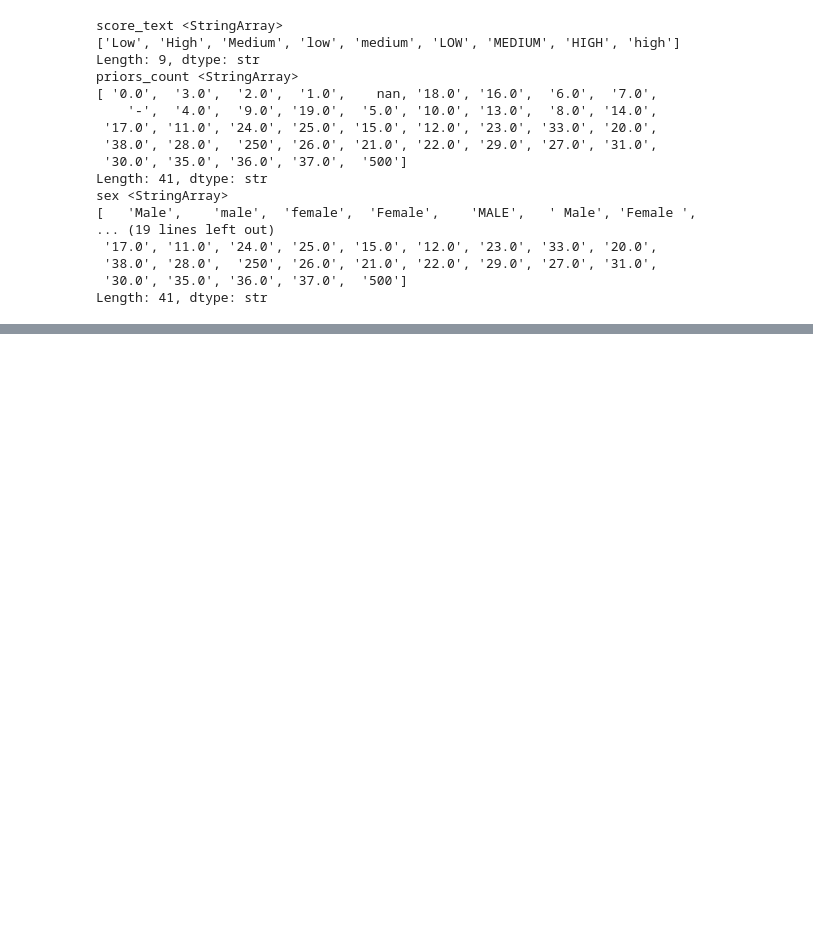
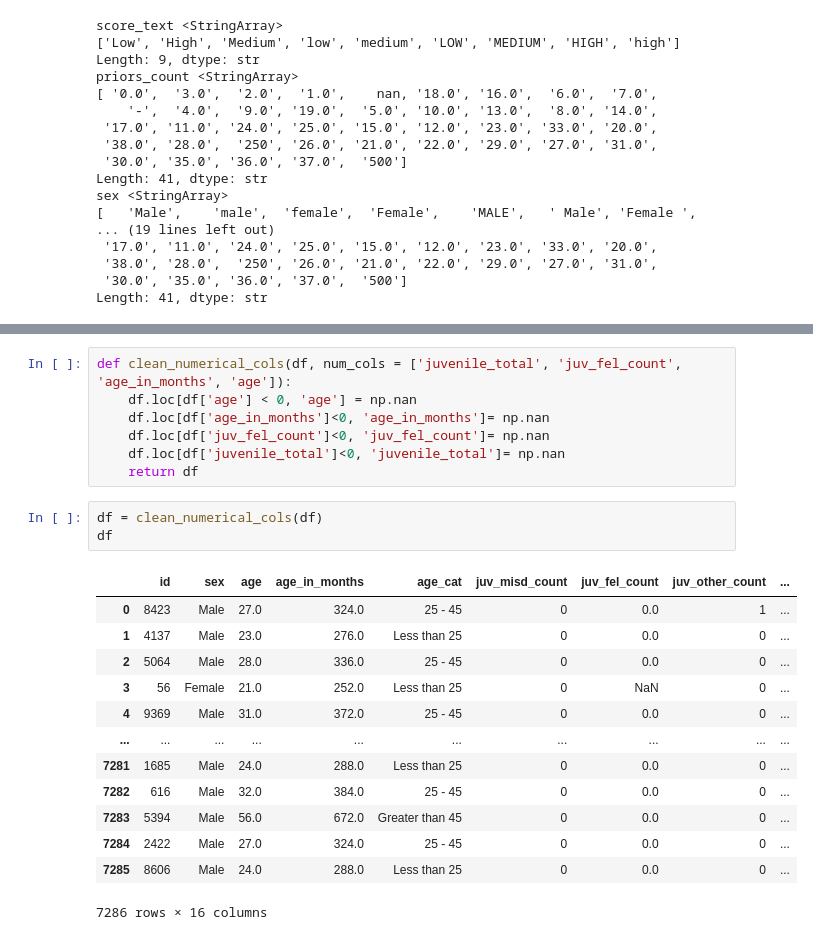
Before and after one commit to Dari212/ETAI-Pipeline, a Jupyter notebook: notebooks/01-explore-data.ipynb, the cells around one changed output, grey strips where cells are left out. Drawn from its saved outputs; the diff is of its cells as text; blank space fills up the shorter version.

Commit message:
Explored the data cleaning/preprocessing steps

```diff
--- a/notebooks/01-explore-data.ipynb
+++ b/notebooks/01-explore-data.ipynb
@@ -113,0 +305,24 @@ TypeError: 'Series' object is not callable
+# %%
+def clean_numerical_cols(df, num_cols = ['juvenile_total', 'juv_fel_count', 'age_in_months', 'age']):
+    df.loc[df['age'] < 0, 'age'] = np.nan
+    df.loc[df['age_in_months']<0, 'age_in_months']= np.nan
+    df.loc[df['juv_fel_count']<0, 'juv_fel_count']= np.nan
+    df.loc[df['juvenile_total']<0, 'juvenile_total']= np.nan
+    return df
+# %%
+df = clean_numerical_cols(df)
+df
+# %% [output]
+|  | id | sex | age | age_in_months | age_cat | juv_misd_count | juv_fel_count | juv_other_count | ... |
+| 0 | 8423 | Male | 27.0 | 324.0 | 25 - 45 | 0 | 0.0 | 1 | ... |
+| 1 | 4137 | Male | 23.0 | 276.0 | Less than 25 | 0 | 0.0 | 0 | ... |
+| 2 | 5064 | Male | 28.0 | 336.0 | 25 - 45 | 0 | 0.0 | 0 | ... |
+| 3 | 56 | Female | 21.0 | 252.0 | Less than 25 | 0 | NaN | 0 | ... |
+| 4 | 9369 | Male | 31.0 | 372.0 | 25 - 45 | 0 | 0.0 | 0 | ... |
+| ... | ... | ... | ... | ... | ... | ... | ... | ... | ... |
+| 7281 | 1685 | Male | 24.0 | 288.0 | Less than 25 | 0 | 0.0 | 0 | ... |
+| 7282 | 616 | Male | 32.0 | 384.0 | 25 - 45 | 0 | 0.0 | 0 | ... |
+| 7283 | 5394 | Male | 56.0 | 672.0 | Greater than 45 | 0 | 0.0 | 0 | ... |
+| 7284 | 2422 | Male | 27.0 | 324.0 | 25 - 45 | 0 | 0.0 | 0 | ... |
+| 7285 | 8606 | Male | 24.0 | 288.0 | Less than 25 | 0 | 0.0 | 0 | ... |
+7286 rows × 16 columns
```
Also changed, not shown: parts of 29 cells of this notebook.
